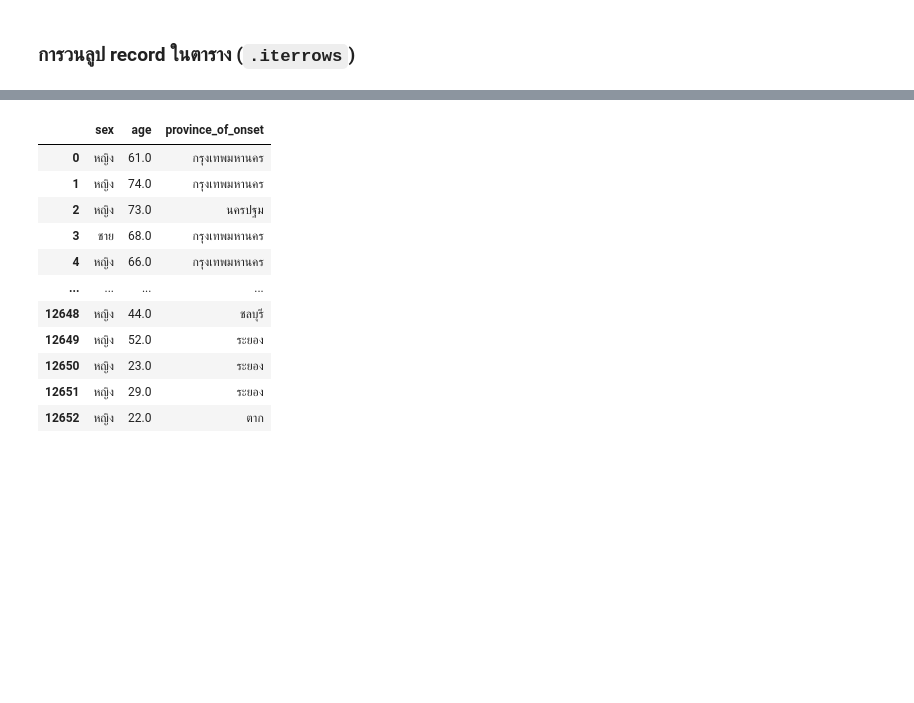
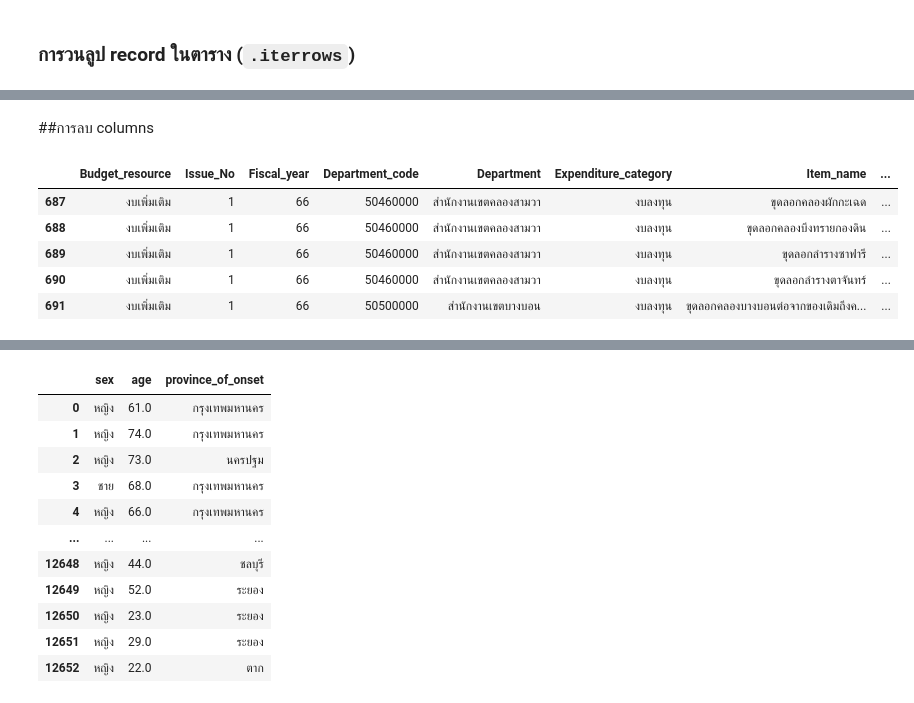
Before and after one commit to Jiraphatkk/python_dataviz2023, a Jupyter notebook: Pandas101.ipynb, the cells around one changed output, grey strips where cells are left out. Drawn from its saved outputs; the diff is of its cells as text; code cells hidden in the pictures; blank space fills up the shorter version.

```diff
--- a/Pandas101.ipynb
+++ b/Pandas101.ipynb
@@ -1350,0 +1366,2 @@ dtype: bool
+# %%
+small_df['ผู้รับผิดชอบ'] = ['ลุงตู่','ลุงตู่','ลุงป้อม','ชัชชาติ','พิธา']
@@ -1350,0 +1383,11 @@ dtype: bool
+# %% [markdown]
+##การลบ columns
+# %%
+small_df.drop(axis=1,columns=['Core_budget_code']) #axis(แกน) 0 = แถว 1= คอลัม columns(ชื่อคอลัม)
+# %% [output]
+|  | Budget_resource | Issue_No | Fiscal_year | Department_code | Department | Expenditure_category | Item_name | ... |
+| 687 | งบเพิ่มเติม | 1 | 66 | 50460000 | สำนักงานเขตคลองสามวา | งบลงทุน | ขุดลอกคลองผักกะเฉด | ... |
+| 688 | งบเพิ่มเติม | 1 | 66 | 50460000 | สำนักงานเขตคลองสามวา | งบลงทุน | ขุดลอกคลองบึงทรายกองดิน | ... |
+| 689 | งบเพิ่มเติม | 1 | 66 | 50460000 | สำนักงานเขตคลองสามวา | งบลงทุน | ขุดลอกลำรางซาฟารี | ... |
+| 690 | งบเพิ่มเติม | 1 | 66 | 50460000 | สำนักงานเขตคลองสามวา | งบลงทุน | ขุดลอกลำรางตาจันทร์ | ... |
+| 691 | งบเพิ่มเติม | 1 | 66 | 50500000 | สำนักงานเขตบางบอน | งบลงทุน | ขุดลอกคลองบางบอนต่อจากของเดิมถึงค... | ... |
```
Also changed, not shown: parts of 12 cells of this notebook.
